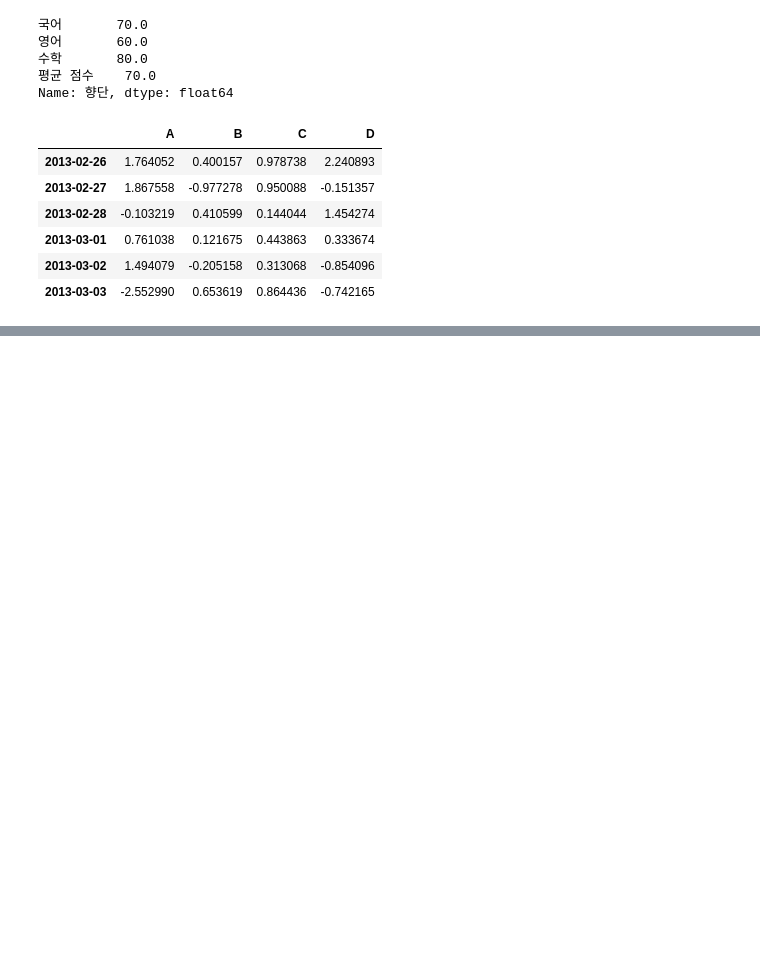
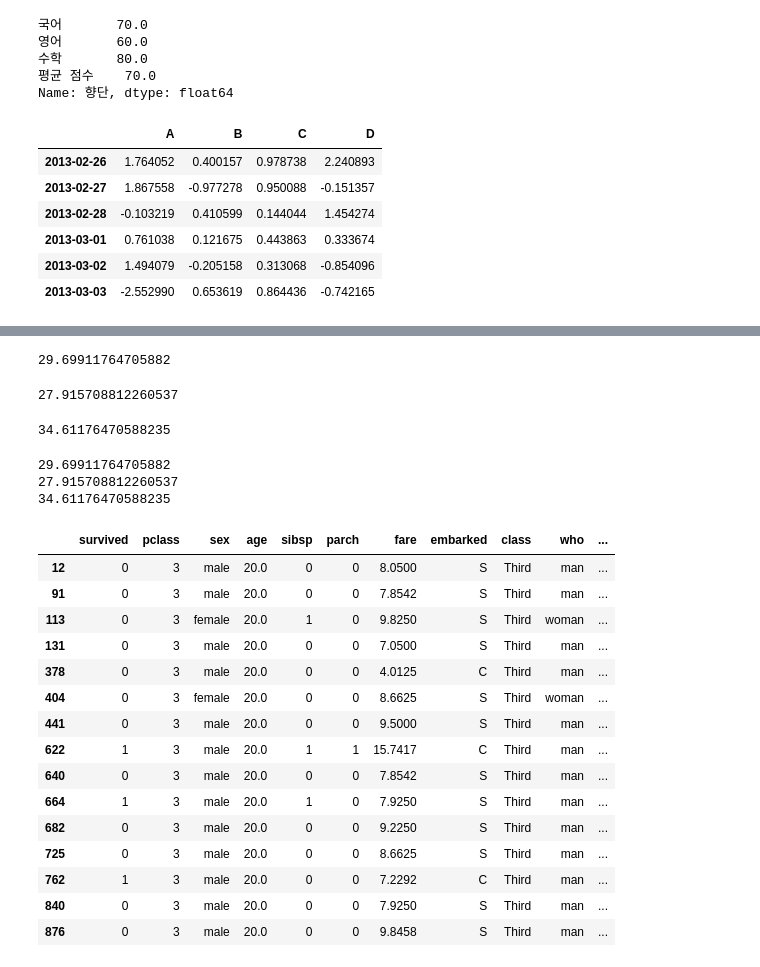
Before and after one commit to i-am-not-kangjik/playdata, a Jupyter notebook: python/pandas.ipynb, the cells around one changed output, grey strips where cells are left out. Cells and saved outputs as stored; diff of their text form; code cells hidden in the pictures; blank space fills up the shorter version.

```diff
--- a/python/pandas.ipynb
+++ b/python/pandas.ipynb
@@ -573,0 +920,8 @@ df
+# %%
+# seaborn 패키지는 여러가지 데이터를 제공하고 있다.
+# 위에서 사용한 타이타닉 승객 데이터도 있다.
+# DataFrame으로 읽어올 수 있다.
+import seaborn as sns
+
+titanic = sns.load_dataset("titanic")
+titanic.head(5)
@@ -573,0 +1225,46 @@ df
+# %%
+titanic["age"].mean()
+# %% [output]
+29.69911764705882
+# %%
+titanic[titanic.sex == "female"]["age"].mean()
+# %% [output]
+27.915708812260537
+# %%
+tmp = titanic[titanic.pclass == 1]
+tmp[tmp.sex == "female"]["age"].mean()
+# %% [output]
+34.61176470588235
+# %%
+# 타이타닉 승객의 평균 나이
+print(titanic["age"].mean())
+
+# 타이타닉호 승객중 여성 승객의 평균 나이
+print(titanic[titanic.sex == "female"]["age"].mean())
+
+# 타이타닉호 승객중 1등실 선실의 여성 승객의 평균 나이
+tmp = titanic[titanic.pclass == 1]
+print(tmp[tmp.sex == "female"]["age"].mean())
+# %% [output]
+29.69911764705882
+27.915708812260537
+34.61176470588235
+# %%
+titanic[titanic.age == 20]
+# %% [output]
+|  | survived | pclass | sex | age | sibsp | parch | fare | embarked | class | who | ... |
+| 12 | 0 | 3 | male | 20.0 | 0 | 0 | 8.0500 | S | Third | man | ... |
+| 91 | 0 | 3 | male | 20.0 | 0 | 0 | 7.8542 | S | Third | man | ... |
+| 113 | 0 | 3 | female | 20.0 | 1 | 0 | 9.8250 | S | Third | woman | ... |
+| 131 | 0 | 3 | male | 20.0 | 0 | 0 | 7.0500 | S | Third | man | ... |
+| 378 | 0 | 3 | male | 20.0 | 0 | 0 | 4.0125 | C | Third | man | ... |
+| 404 | 0 | 3 | female | 20.0 | 0 | 0 | 8.6625 | S | Third | woman | ... |
+| 441 | 0 | 3 | male | 20.0 | 0 | 0 | 9.5000 | S | Third | man | ... |
+| 622 | 1 | 3 | male | 20.0 | 1 | 1 | 15.7417 | C | Third | man | ... |
+| 640 | 0 | 3 | male | 20.0 | 0 | 0 | 7.8542 | S | Third | man | ... |
+| 664 | 1 | 3 | male | 20.0 | 1 | 0 | 7.9250 | S | Third | man | ... |
+| 682 | 0 | 3 | male | 20.0 | 0 | 0 | 9.2250 | S | Third | man | ... |
+| 725 | 0 | 3 | male | 20.0 | 0 | 0 | 8.6625 | S | Third | man | ... |
+| 762 | 1 | 3 | male | 20.0 | 0 | 0 | 7.2292 | C | Third | man | ... |
+| 840 | 0 | 3 | male | 20.0 | 0 | 0 | 7.9250 | S | Third | man | ... |
+| 876 | 0 | 3 | male | 20.0 | 0 | 0 | 9.8458 | S | Third | man | ... |
```
Also changed, not shown: parts of 79 cells of this notebook, 6 other files.
